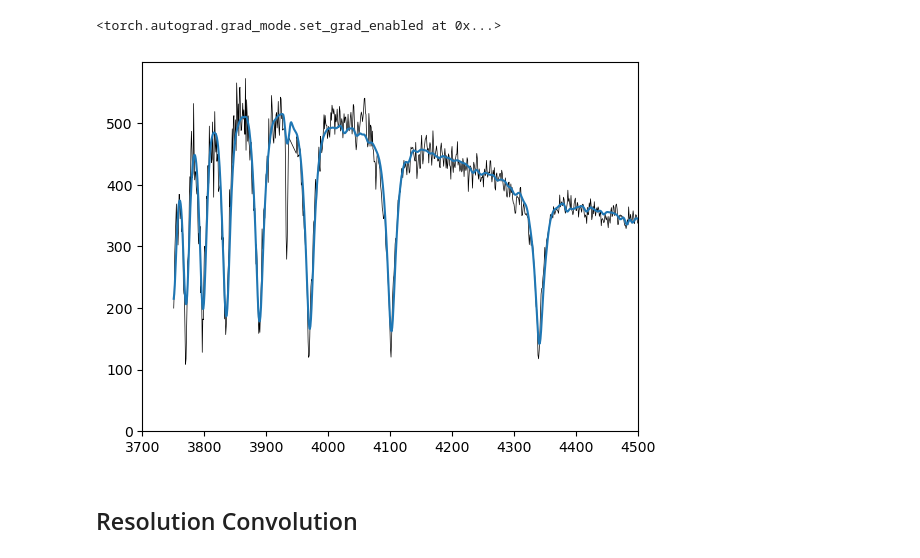
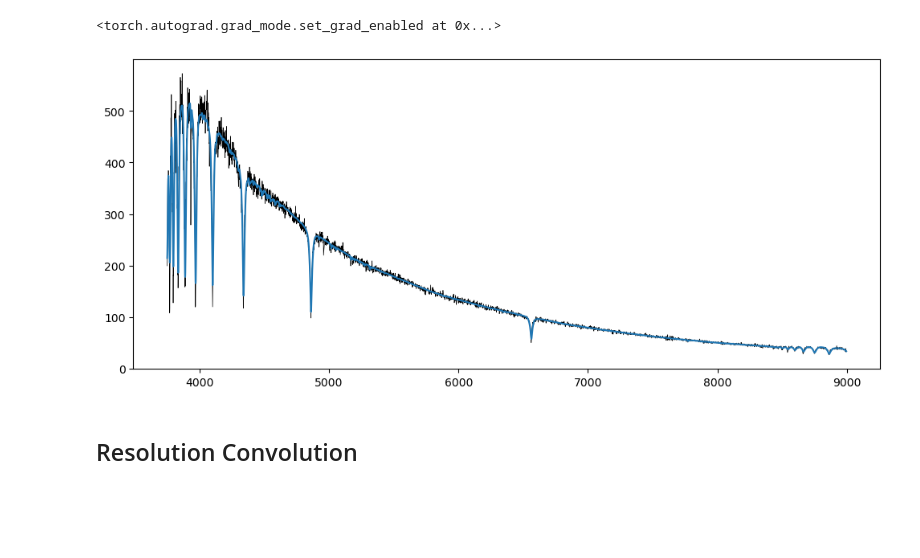
Before and after one commit to SimonVanSchuylenbergh/PASTA, a Jupyter notebook: tensor_interpolation_test.ipynb, the cells around one changed output. Saved outputs shown, nothing was run; the diff lists cells and outputs as text; code cells hidden in the pictures; blank space fills up the shorter version.

```diff
--- a/tensor_interpolation_test.ipynb
+++ b/tensor_interpolation_test.ipynb
@@ -15,15 +15,16 @@ pso = BOSS_PSO()
 # %%
 pso.set_observed(read_fits('BOSS_spectra/spec-016340-59629-27021597912071649.fits'))
 model = pso.produce_model(torch.tensor([10248.3, 0.03256, 3.9124, 103.2136, 0.0]))
 continuum = pso.fit_continuum(model)
 
+plt.figure(figsize=(12,5))
 plt.plot(pso.observed[:,0], pso.observed[:,1], color='black', lw=0.5)
 plt.plot(pso.observed[:,0], continuum * model)
-plt.xlim((3700, 4500))
+#plt.xlim((3700, 4500))
 #plt.xlim((4000, 5000))
 plt.show()
 # %% [output]
-[figure, old version]
+[figure, new version]
 # %% [markdown]
 ## Resolution Convolution
 # %%
```
Also changed, not shown: 2 other files.
